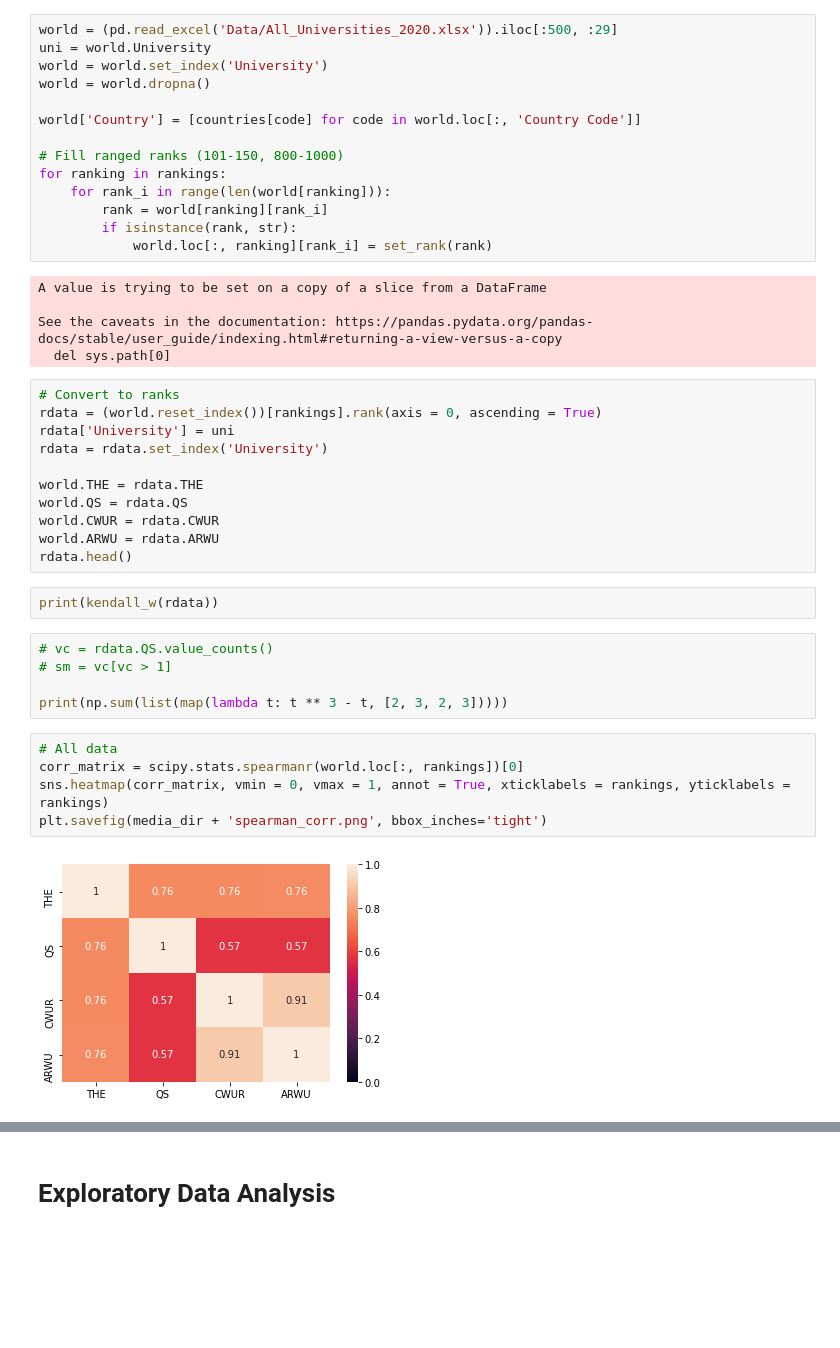
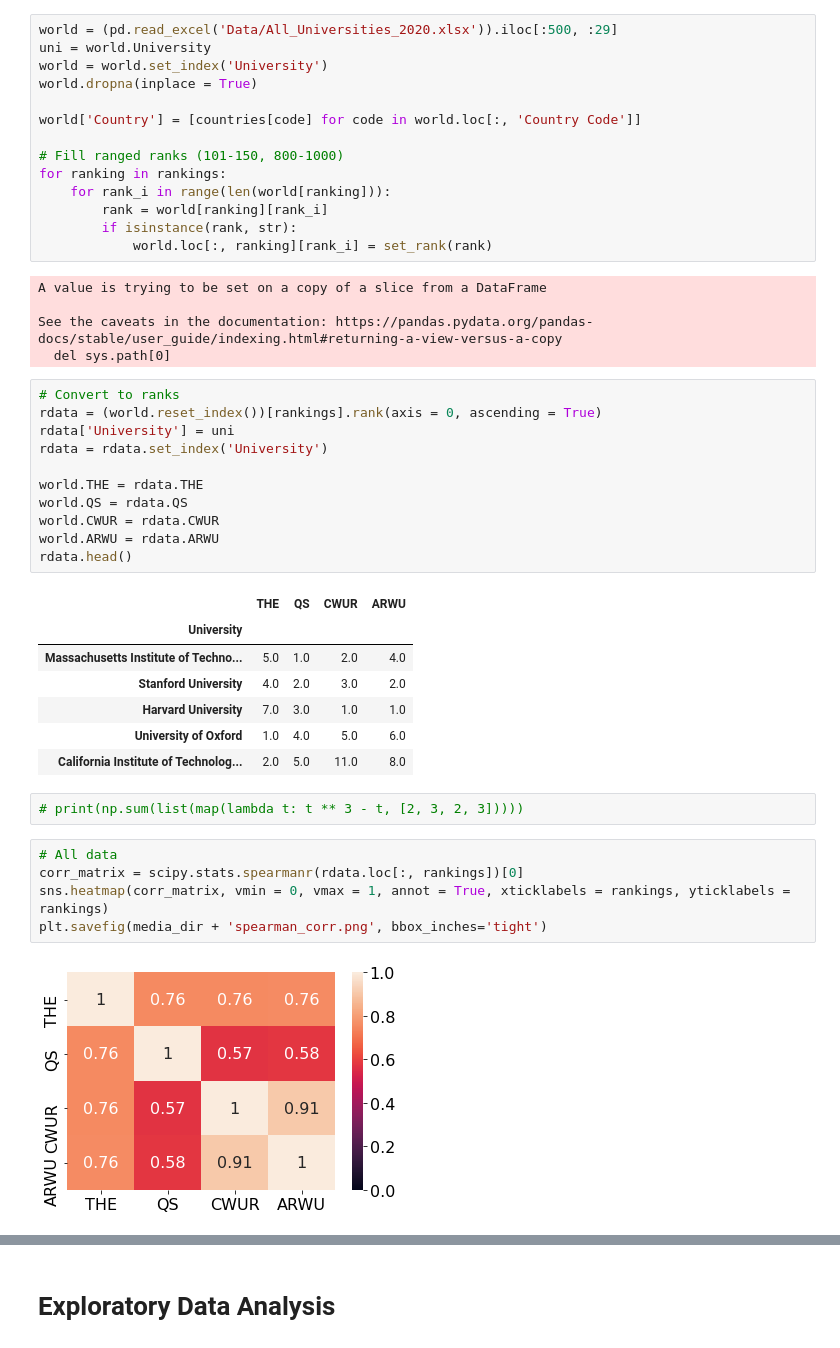
Before and after one commit to educauchy/World-University-Rankings, a Jupyter notebook: Main.ipynb, the cells around one changed output, grey strips where cells are left out. Saved outputs shown, nothing was run; the diff lists cells and outputs as text; blank space fills up the shorter version.

```diff
--- a/Main.ipynb
+++ b/Main.ipynb
@@ -276,7 +271,7 @@ data.to_excel('Data/ARWU_Ranking_Full.xlsx')
 world = (pd.read_excel('Data/All_Universities_2020.xlsx')).iloc[:500, :29]
 uni = world.University
 world = world.set_index('University')
-world = world.dropna()
+world.dropna(inplace = True)
 
 world['Country'] = [countries[code] for code in world.loc[:, 'Country Code']]
 
@@ -302,20 +297,23 @@ world.QS = rdata.QS
 world.CWUR = rdata.CWUR
 world.ARWU = rdata.ARWU
 rdata.head()
+# %% [output]
+|  | THE | QS | CWUR | ARWU |
+| University |  |  |  |  |
+| Massachusetts Institute of Techno... | 5.0 | 1.0 | 2.0 | 4.0 |
+| Stanford University | 4.0 | 2.0 | 3.0 | 2.0 |
+| Harvard University | 7.0 | 3.0 | 1.0 | 1.0 |
+| University of Oxford | 1.0 | 4.0 | 5.0 | 6.0 |
+| California Institute of Technolog... | 2.0 | 5.0 | 11.0 | 8.0 |
-# %%
-print(kendall_w(rdata))
 # %%
-# vc = rdata.QS.value_counts()
-# sm = vc[vc > 1]
-
-print(np.sum(list(map(lambda t: t ** 3 - t, [2, 3, 2, 3]))))
+# print(np.sum(list(map(lambda t: t ** 3 - t, [2, 3, 2, 3]))))
 # %%
 # All data
-corr_matrix = scipy.stats.spearmanr(world.loc[:, rankings])[0]
+corr_matrix = scipy.stats.spearmanr(rdata.loc[:, rankings])[0]
 sns.heatmap(corr_matrix, vmin = 0, vmax = 1, annot = True, xticklabels = rankings, yticklabels = rankings)
 plt.savefig(media_dir + 'spearman_corr.png', bbox_inches='tight')
 # %% [output]
-[figure, old version]
+[figure, new version]
 # %%
 # 1-100 and 101-200
 f, axes = plt.subplots(1, 2, figsize = (16, 6))
```
Also changed, not shown: parts of 14 cells of this notebook, 21 other files.
